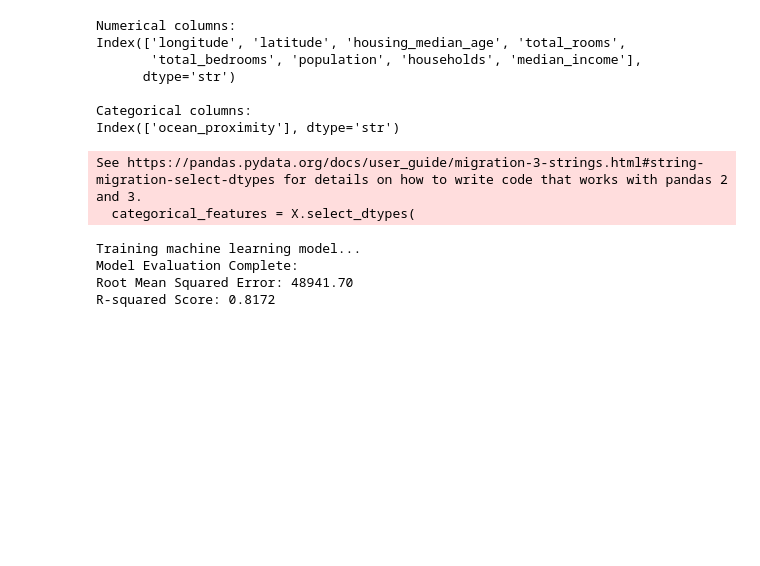
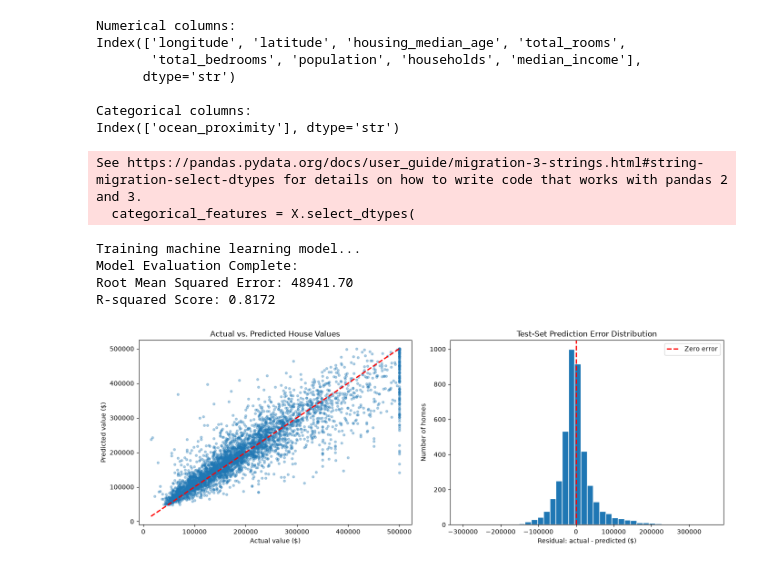
Before and after one commit to Eniekpo/YTH-PORTFOLIO, a Jupyter notebook: predict-estate-price/house_price_model.ipynb, the cells around one changed output. Saved outputs shown, nothing was run; the diff lists cells and outputs as text; code cells hidden in the pictures; blank space fills up the shorter version.

```diff
--- a/predict-estate-price/house_price_model.ipynb
+++ b/predict-estate-price/house_price_model.ipynb
@@ -177,3 +178,33 @@ Training machine learning model...
 Model Evaluation Complete:
 Root Mean Squared Error: 48941.70
 R-squared Score: 0.8172
+# %%
+# Visualization libraries
+import matplotlib.pyplot as plt
+import seaborn as sns
+
+# Visualize model performance on the test set
+residuals = y_test - y_pred
+fig, axes = plt.subplots(1, 2, figsize=(14, 5))
+
+# Actual values compared with predictions; the dashed line is a perfect fit.
+axes[0].scatter(y_test, y_pred, alpha=0.35, s=12)
+value_min = min(y_test.min(), y_pred.min())
+value_max = max(y_test.max(), y_pred.max())
+axes[0].plot([value_min, value_max], [value_min, value_max], "r--", linewidth=2)
+axes[0].set_title("Actual vs. Predicted House Values")
+axes[0].set_xlabel("Actual value ($)")
+axes[0].set_ylabel("Predicted value ($)")
+
+# Residuals centered around zero indicate little systematic prediction bias.
+axes[1].hist(residuals, bins=40, edgecolor="white")
+axes[1].axvline(0, color="red", linestyle="--", linewidth=2, label="Zero error")
+axes[1].set_title("Test-Set Prediction Error Distribution")
+axes[1].set_xlabel("Residual: actual - predicted ($)")
+axes[1].set_ylabel("Number of homes")
+axes[1].legend()
+
+fig.tight_layout()
+plt.show()
+# %% [output]
+[figure, added]
```
Also changed, not shown: parts of 1 cell of this notebook.
